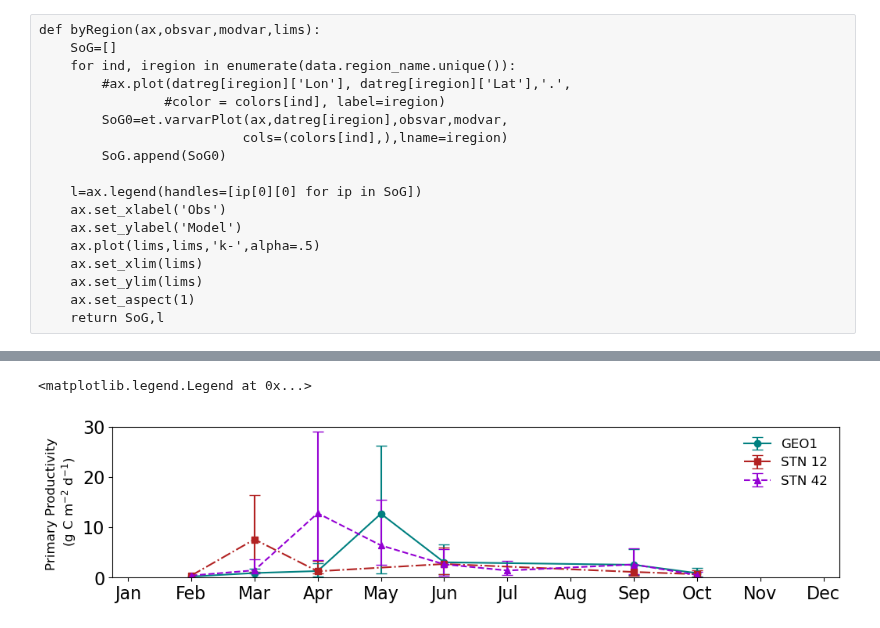
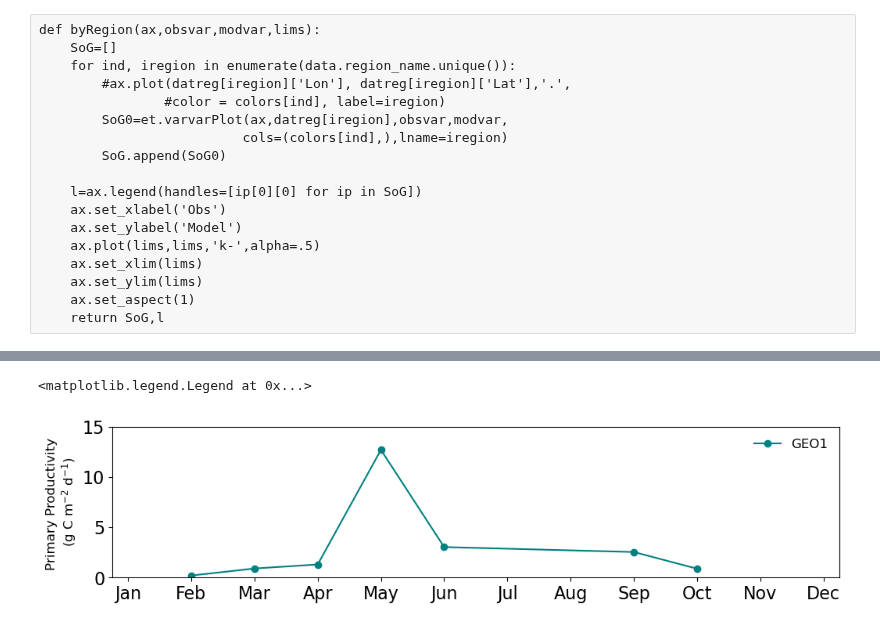
Before and after one commit to SalishSeaCast/analysis-karyn, a Jupyter notebook: notebooks/Evaluations/IOS_Observations_PrimaryProd.ipynb, the cells around one changed output, grey strips where cells are left out. Saved outputs shown, nothing was run; the diff lists cells and outputs as text; code cells hidden in the pictures.

```diff
--- a/notebooks/Evaluations/IOS_Observations_PrimaryProd.ipynb
+++ b/notebooks/Evaluations/IOS_Observations_PrimaryProd.ipynb
@@ -222,33 +221,25 @@ ax.legend(fontsize=12,frameon=False,bbox_to_anchor=(1., 1.0))
-# %%
-fig,ax=plt.subplots(1,1,figsize=(12,2.5))
-ax.set_xticks(np.arange(1,13,1))
-ax.set_xticklabels(['Jan','Feb','Mar','Apr','May','Jun','Jul','Aug','Sep','Oct','Nov','Dec']) #where you replace axs[0] with whatever your axis is named
-
-
-
-ax.errorbar(monthlymeanGEO1.index,((monthlymeanGEO1['Total C production (g C /m2/day)'])),
-               yerr=(np.array([(monthlymeanGEO1['Total C production (g C /m2/day)']-monthlysemGEO1['Total C production (g C /m2/day)']),
-                 (monthlymeanGEO1['Total C production (g C /m2/day)']+monthlysemGEO1['Total C production (g C /m2/day)'])])),
-              capsize=5,color='teal',linestyle='-',marker='o',label='GEO1')
-
-ax.errorbar(monthlymeanSTN12.index,((monthlymeanSTN12['Total C production (g C /m2/day)'])),
-               yerr=(np.array([(monthlymeanSTN12['Total C production (g C /m2/day)']-monthlysemSTN12['Total C production (g C /m2/day)']),
-                 (monthlymeanSTN12['Total C production (g C /m2/day)']+monthlysemSTN12['Total C production (g C /m2/day)'])])),
-              capsize=5,color='firebrick',linestyle='-.',marker='s',label='STN 12')
-
-ax.errorbar(monthlymeanSTN42.index,((monthlymeanSTN42['Total C production (g C /m2/day)'])),
-               yerr=(np.array([(monthlymeanSTN42['Total C production (g C /m2/day)']-monthlysemSTN42['Total C production (g C /m2/day)']),
-                 (monthlymeanSTN42['Total C production (g C /m2/day)']+monthlysemSTN42['Total C production (g C /m2/day)'])])),
-             capsize=5,color='darkviolet',linestyle='--',marker='^',label='STN 42')
-
-
-
-ax.set_ylim(0,30)
-ax.set_xlim(0.75,12.25)
-ax.set_title('')
-ax.set_ylabel('Primary Productivity \n(g C m$^{-2}$ d$^{-1}$)',fontsize=12)
-ax.legend(fontsize=12,frameon=False,bbox_to_anchor=(1., 1.0))
-#fig.savefig('.png',bbox_inches='tight')
-# %% [output]
-<matplotlib.legend.Legend at 0x...>
-[figure, removed]
+# %%
+fig,ax=plt.subplots(1,1,figsize=(12,2.5))
+
+#'teal','firebrick','darkviolet','fuchsia',
+#        'royalblue','darkgoldenrod','mediumspringgreen','deepskyblue','lightblue','green','darkorange'
+
+ax.plot(monthlymeanGEO1.index,((monthlymeanGEO1['Total C production * (g C /m2/day)'])),\
+            color='teal',linestyle='-',marker='o',label='GEO1')
+ax.set_xticks(np.arange(1,13,1))
+ax.set_xticklabels(['Jan','Feb','Mar','Apr','May','Jun','Jul','Aug','Sep','Oct','Nov','Dec']) #where you replace axs[0] with whatever your axis is named
+ax.set_ylim(0,15)
+ax.set_xlim(0.75,12.25)
+ax.set_ylabel('Primary Productivity \n(g C m$^{-2}$ d$^{-1}$)',fontsize=12)
+ax.legend(fontsize=12,frameon=False,bbox_to_anchor=(1., 1.0))
+
+#ax.plot(monthlymeanSTN42.index,((monthlymeanSTN42['Total C production * (g C /m2/day)'])),\
+#            color='teal',linestyle='-',marker='o',label='STN 42')
+
+
+
+#fig.set_title('')
+#fig.savefig('.png',bbox_inches='tight')
+# %% [output]
+<matplotlib.legend.Legend at 0x...>
+[figure, added]
```
Also changed, not shown: parts of 27 cells of this notebook, 1 other file.
